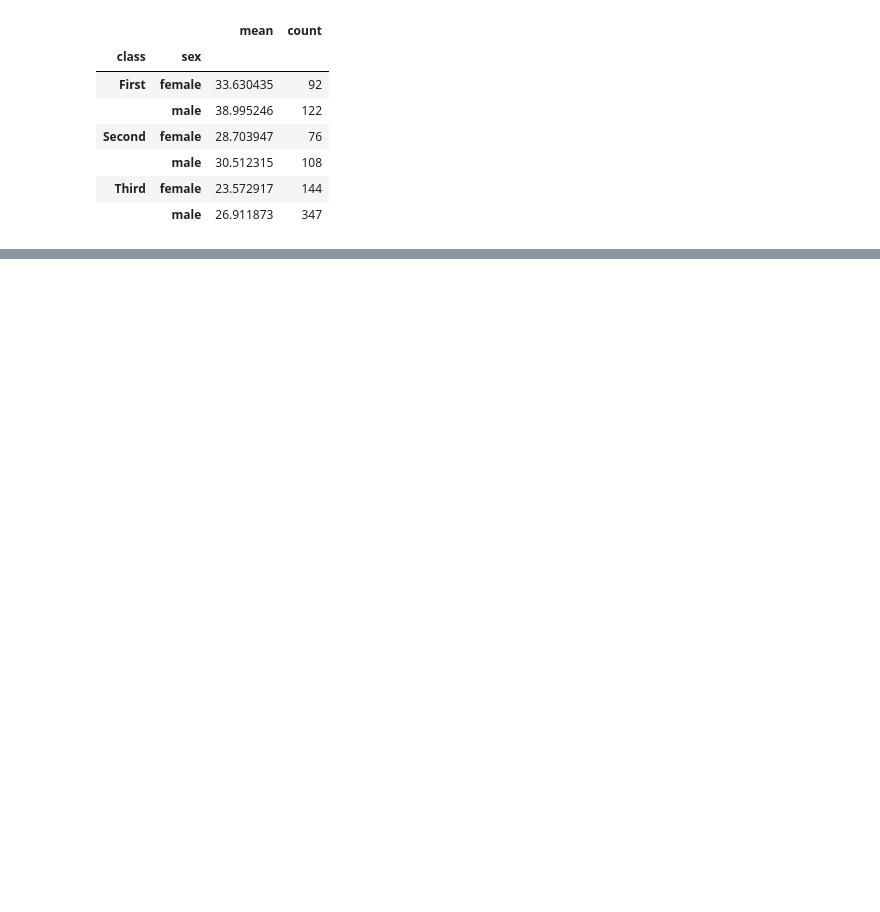
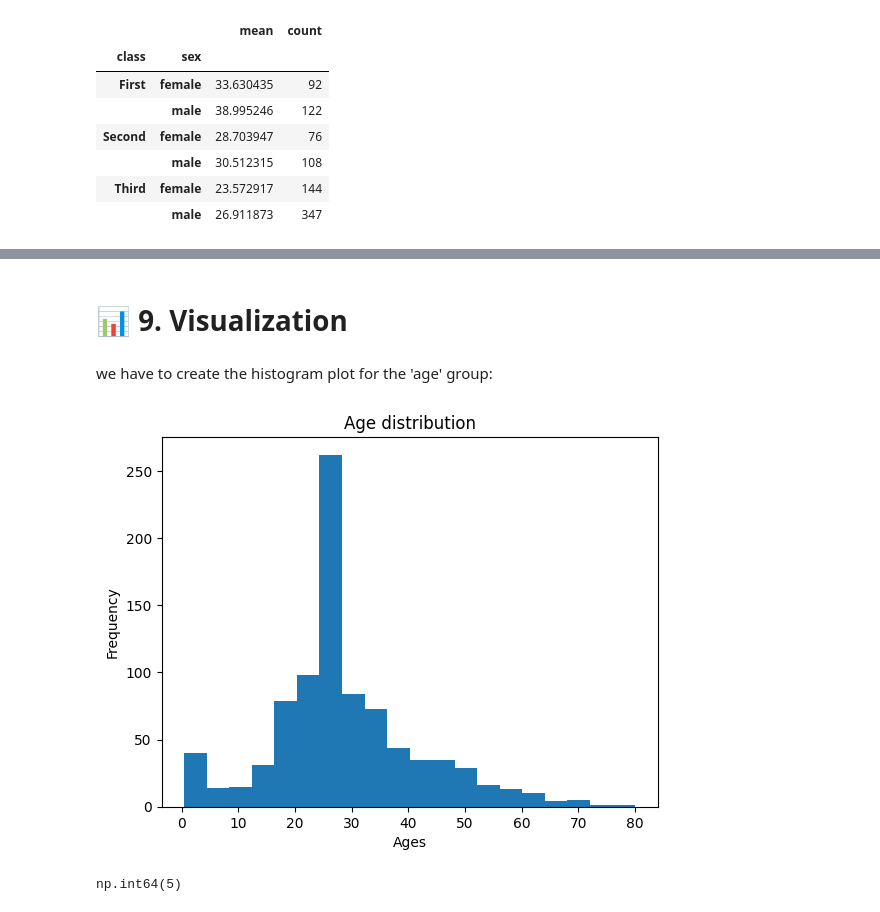
Before and after one commit to owaisnadeem18/pandas_basic_to_advance_questions, a Jupyter notebook: titanic_dataset_basic_to_advance.ipynb, the cells around one changed output, grey strips where cells are left out. Saved outputs shown, nothing was run; the diff lists cells and outputs as text; code cells hidden in the pictures; blank space fills up the shorter version.

Commit message:
data visualization

```diff
--- a/titanic_dataset_basic_to_advance.ipynb
+++ b/titanic_dataset_basic_to_advance.ipynb
@@ -422,0 +468,15 @@ df_clean.groupby(["class" , "sex"])["age"].agg(["mean" , "count"])
+# %% [markdown]
+# **📊 9. Visualization**
+# %% [markdown]
+we have to create the histogram plot for the 'age' group:
+# %%
+df_clean["age"].plot.hist(bins=20 , title = "Age distribution")
+plt.xlabel("Ages")
+plt.show()
+# %% [output]
+[figure, added]
+# %%
+# code to check the number of people who are senior citizen
+(df_clean["age"] > 70).sum()
+# %% [output]
+np.int64(5)
```
Also changed, not shown: parts of 15 cells of this notebook.
